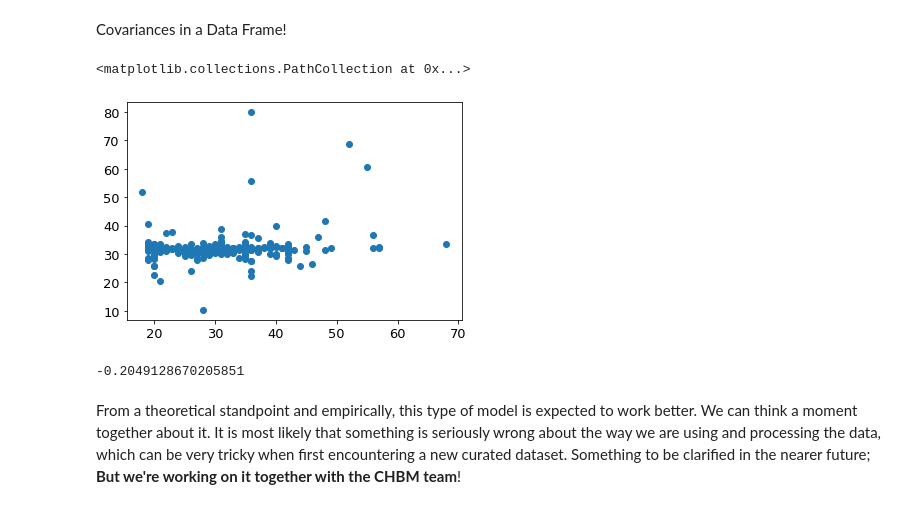
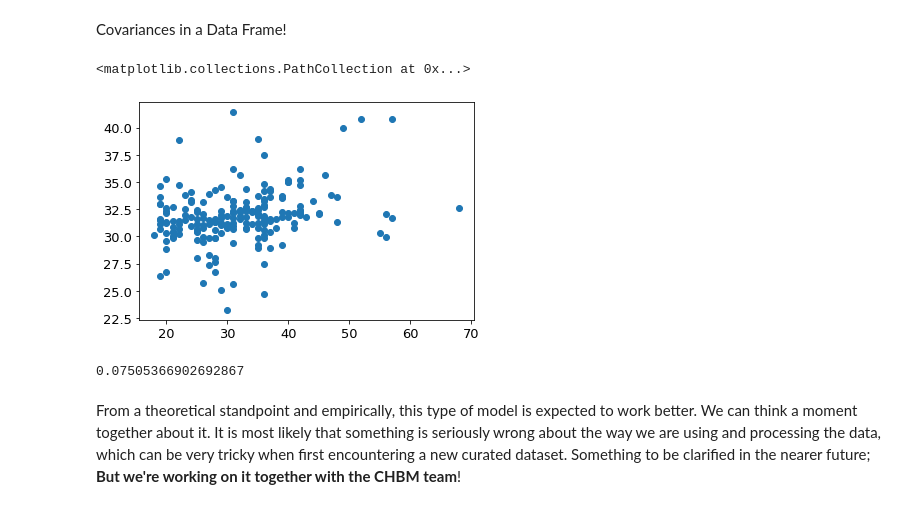
Before and after one commit to dengemann/eeg-pred-modeling-summer-school, a Jupyter notebook: plot_build_a_more_advanced_model.ipynb, the cells around one changed output. Drawn from its saved outputs; the diff is of its cells as text; code cells hidden in the pictures.

```diff
--- a/plot_build_a_more_advanced_model.ipynb
+++ b/plot_build_a_more_advanced_model.ipynb
@@ -166,17 +166,18 @@ from sklearn.pipeline import make_pipeline
 
 import coffeine
 # %%
-filter_bank_model = coffeine.make_filter_bank_regressor(names=['theta', 'alpha', 'beta_low', 'beta_high'])
+filter_bank_model = coffeine.make_filter_bank_regressor(
+    names=['theta', 'alpha', 'beta_low', 'beta_high'], method='naive')
+
+y_pred = cross_val_predict(estimator=filter_bank_model, X=X_df, y=y)
+plt.scatter(y, y_pred)
+# %% [output]
+<matplotlib.collections.PathCollection at 0x...>
+[figure, added]
-# %%
-y_pred = cross_val_predict(estimator=filter_bank_model, X=X_df, y=y)
-plt.scatter(y, y_pred)
-# %% [output]
-<matplotlib.collections.PathCollection at 0x...>
-[figure, removed]
 # %%
 from sklearn.metrics import r2_score
 print(r2_score(y_true=y, y_pred=y_pred))
 # %% [output]
--0.2049128670205851
+0.07505366902692867
 # %% [markdown]
 From a theoretical standpoint and empirically, this type of model is expected to work better. We can think a moment together about it. It is most likely that something is seriously wrong about the way we are using and processing the data, which can be very tricky when first encountering a new curated dataset. Something to be clarified in the nearer future; **But we're working on it together with the CHBM team**!
```
Also changed, not shown: parts of 6 cells of this notebook, 1 other file.
